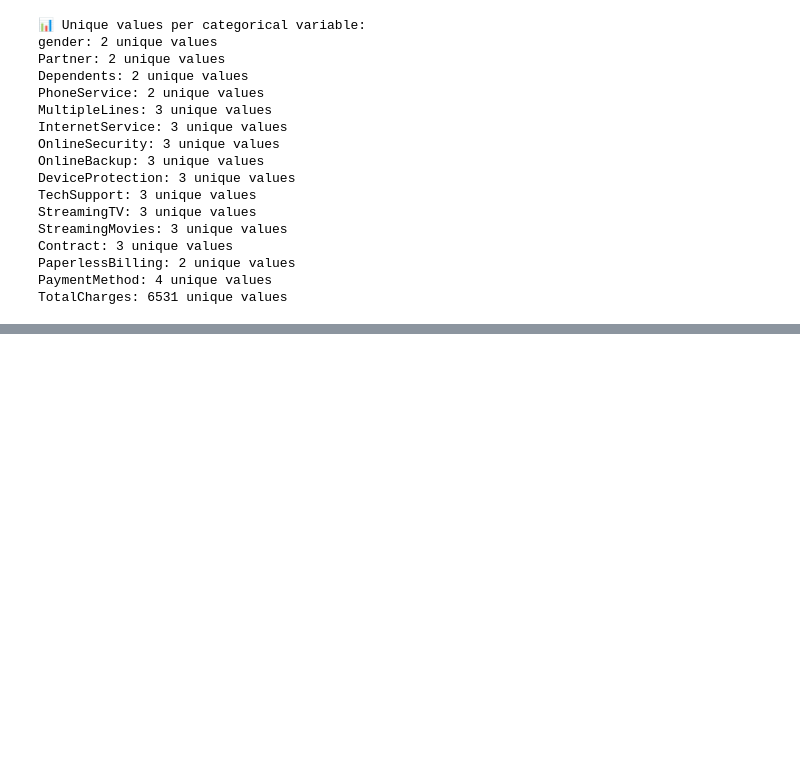
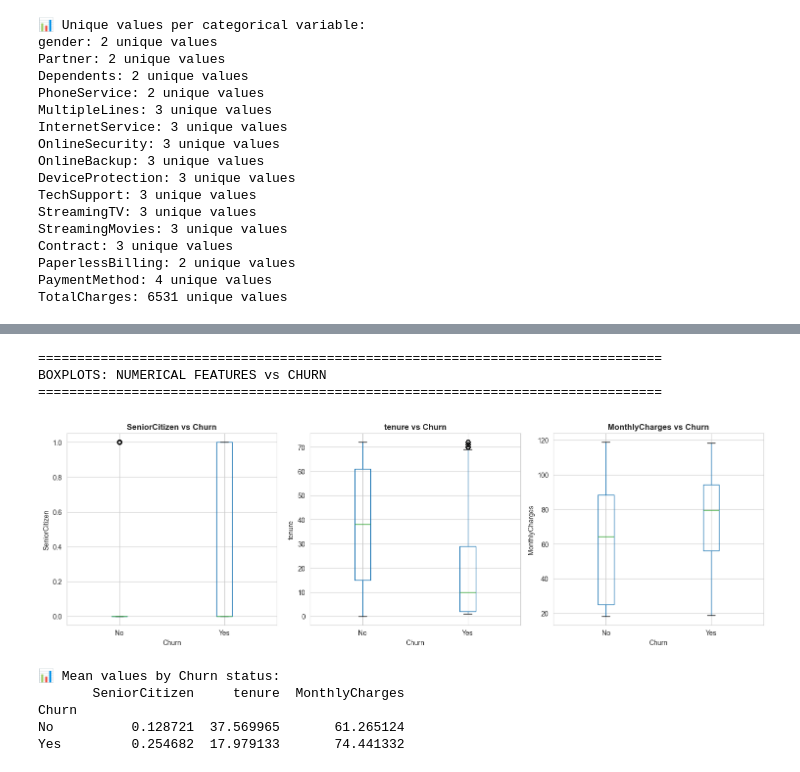
Before and after one commit to mahbodkhaleti/ML_Project, a Jupyter notebook: project.ipynb, the cells around one changed output, grey strips where cells are left out. Drawn from its saved outputs; the diff is of its cells as text; code cells hidden in the pictures; blank space fills up the shorter version.

```diff
--- a/project.ipynb
+++ b/project.ipynb
@@ -315,0 +354,35 @@ TotalCharges: 6531 unique values
+# %%
+# Boxplots: Relationship between Numerical Features and Churn
+print("="*80)
+print("BOXPLOTS: NUMERICAL FEATURES vs CHURN")
+print("="*80)
+
+fig, axes = plt.subplots(1, len(numerical_cols), figsize=(15, 5))
+if len(numerical_cols) == 1:
+    axes = [axes]
+
+for idx, col in enumerate(numerical_cols):
+    df.boxplot(column=col, by='Churn', ax=axes[idx])
+    axes[idx].set_title(f'{col} vs Churn', fontsize=12, fontweight='bold')
+    axes[idx].set_xlabel('Churn')
+    axes[idx].set_ylabel(col)
+    plt.sca(axes[idx])
+    plt.xticks([1, 2], ['No', 'Yes'])
+
+plt.suptitle('')  # Remove the default title
+plt.tight_layout()
+plt.show()
+
+# Statistical comparison
+print("\n📊 Mean values by Churn status:")
+print(df.groupby('Churn')[numerical_cols].mean())
+# %% [output]
+================================================================================
+BOXPLOTS: NUMERICAL FEATURES vs CHURN
+================================================================================
+[figure, added]
+📊 Mean values by Churn status:
+       SeniorCitizen     tenure  MonthlyCharges
+Churn
+No          0.128721  37.569965       61.265124
+Yes         0.254682  17.979133       74.441332
```
Also changed, not shown: parts of 2 cells of this notebook.
